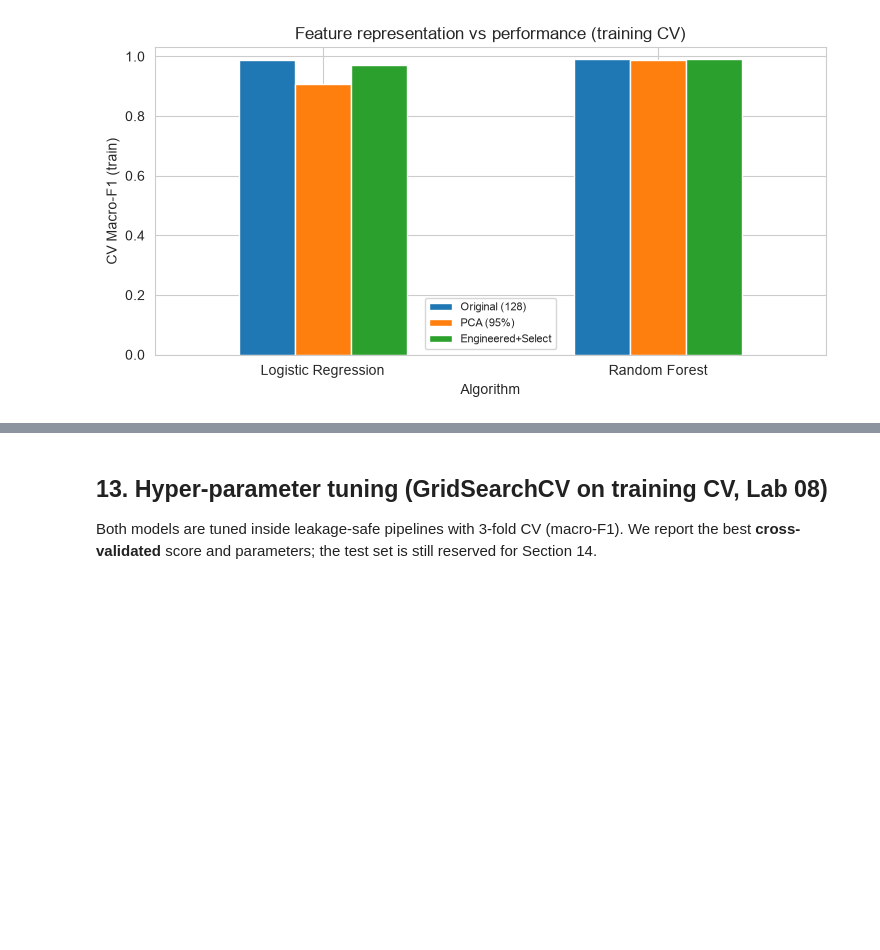
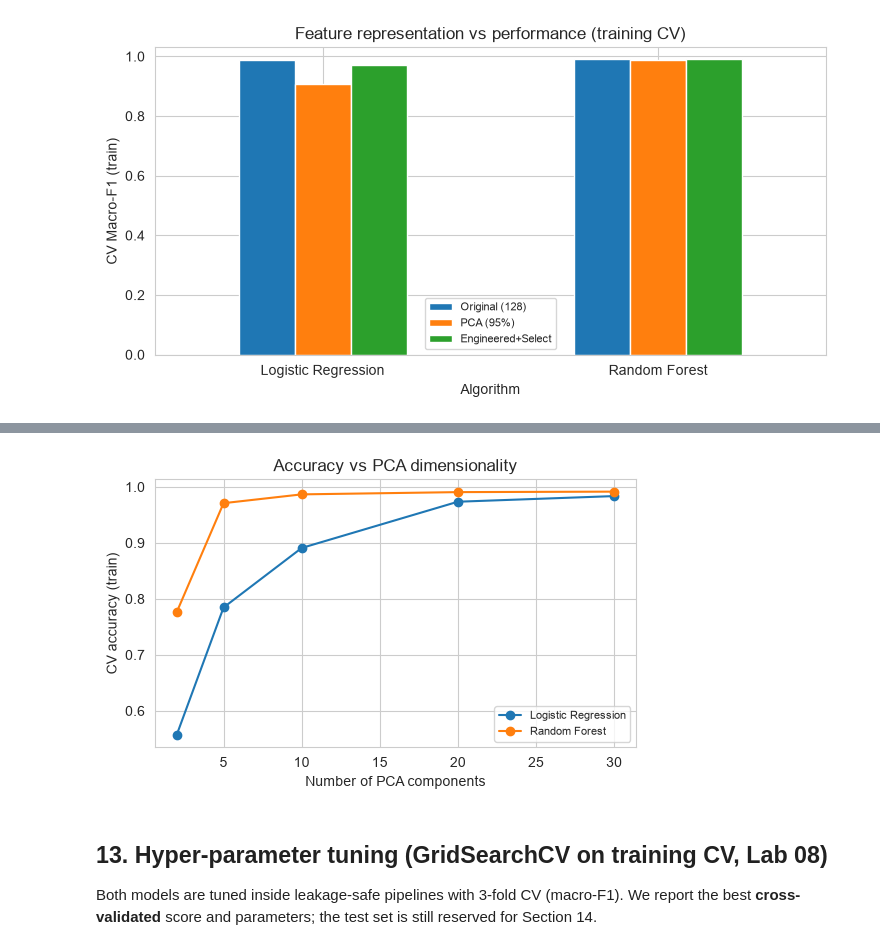
Before and after one commit to IT21361036/FML-Assignment, a Jupyter notebook: FML_Assignment.ipynb, the cells around one changed output, grey strips where cells are left out. Drawn from its saved outputs; the diff is of its cells as text; code cells hidden in the pictures; blank space fills up the shorter version.

Commit message:
Add notebook title header, restore PCA sweep, and refine analysis text

```diff
--- a/FML_Assignment.ipynb
+++ b/FML_Assignment.ipynb
@@ -503,3 +492,18 @@ plt.legend(fontsize=8); plt.tight_layout(); plt.show()
+# %%
+component_counts = [2, 5, 10, 20, 30]
+sweep = {"Logistic Regression": [], "Random Forest": []}
+for n in component_counts:
+    for name, factory in [("Logistic Regression", make_lr), ("Random Forest", make_rf_light)]:
+        pipe = Pipeline([("scale", StandardScaler()),
+                         ("pca", PCA(n_components=n, random_state=RANDOM_STATE)), ("model", factory())])
+        sweep[name].append(cross_val_score(pipe, X_train, y_train, cv=CV3, scoring="accuracy", n_jobs=-1).mean())
+plt.figure(figsize=(5.6, 3.6))
+for name in sweep: plt.plot(component_counts, sweep[name], marker="o", label=name)
+plt.xlabel("Number of PCA components"); plt.ylabel("CV accuracy (train)")
+plt.title("Accuracy vs PCA dimensionality"); plt.legend(fontsize=8)
+plt.tight_layout(); plt.show()
+# %% [output]
+[figure, added]
 # %% [markdown]
 ## 13. Hyper-parameter tuning (GridSearchCV on training CV, Lab 08)
 
```
Also changed, not shown: parts of 23 cells of this notebook.
